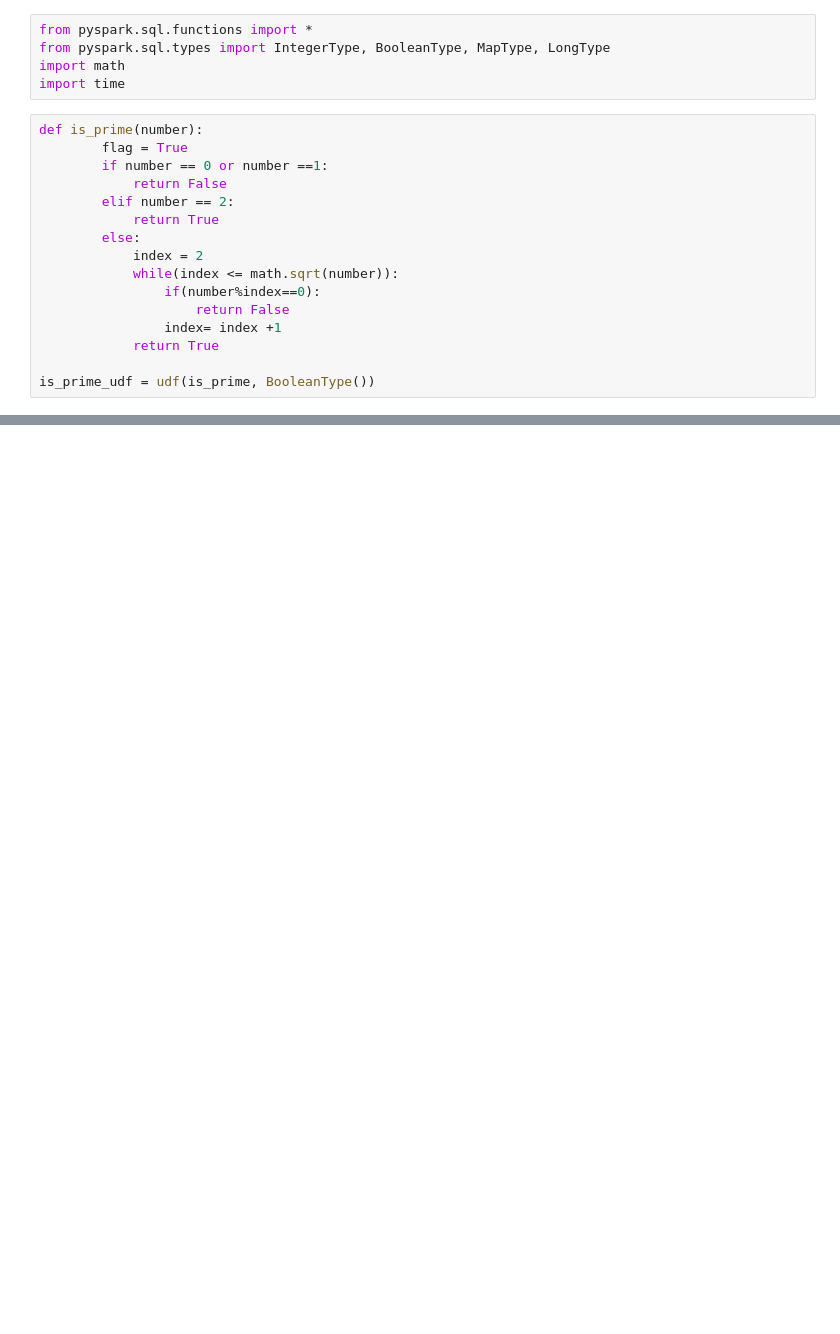
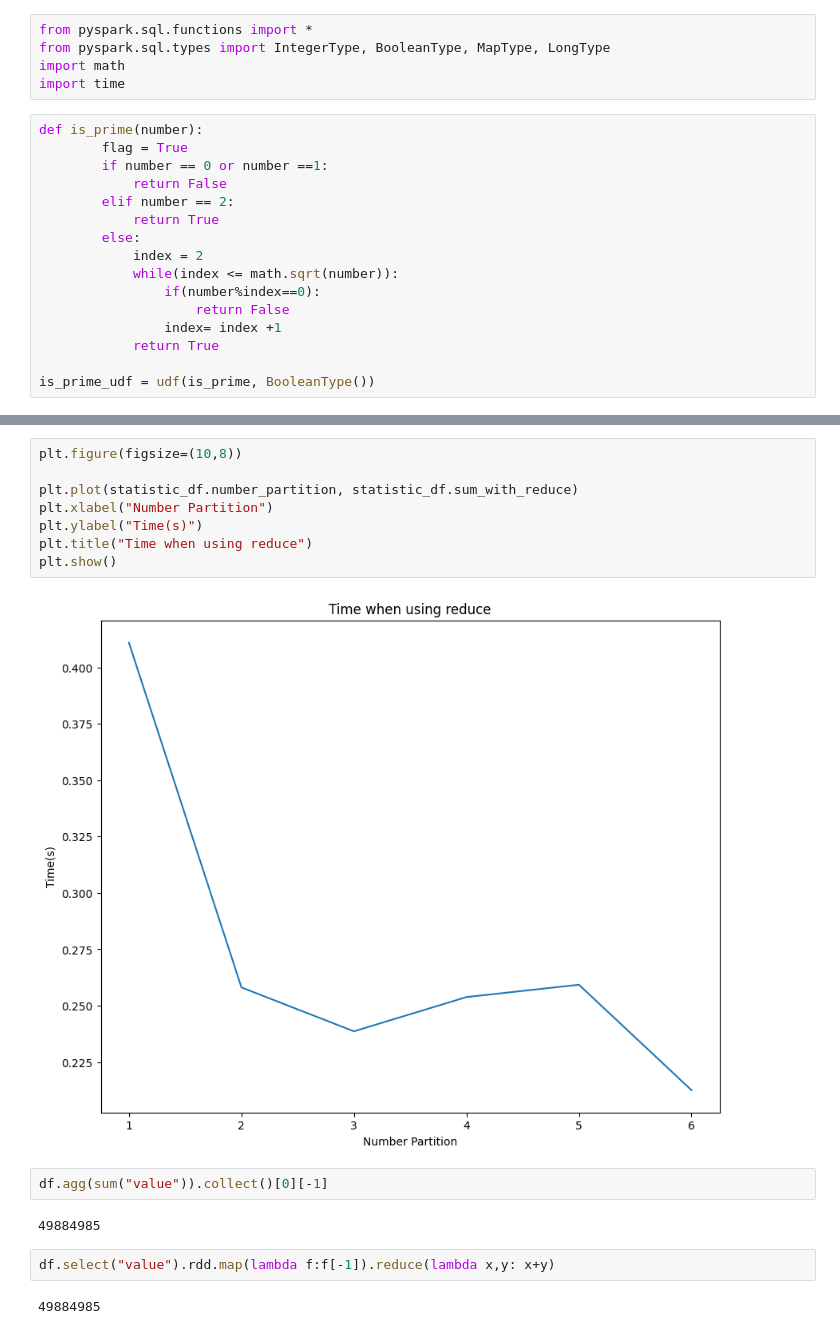
Before and after one commit to Bakerville/Spark_Learning, a Jupyter notebook: Prime Number.ipynb, the cells around one changed output, grey strips where cells are left out. Cells and saved outputs as stored; diff of their text form; blank space fills up the shorter version.

```diff
--- a/Prime Number.ipynb
+++ b/Prime Number.ipynb
@@ -147,0 +129,18 @@ plt.show()
+# %%
+plt.figure(figsize=(10,8))
+
+plt.plot(statistic_df.number_partition, statistic_df.sum_with_reduce)
+plt.xlabel("Number Partition")
+plt.ylabel("Time(s)")
+plt.title("Time when using reduce")
+plt.show()
+# %% [output]
+[figure, added]
+# %%
+df.agg(sum("value")).collect()[0][-1]
+# %% [output]
+49884985
+# %%
+df.select("value").rdd.map(lambda f:f[-1]).reduce(lambda x,y: x+y)
+# %% [output]
+49884985
```
Also changed, not shown: parts of 13 cells of this notebook.
